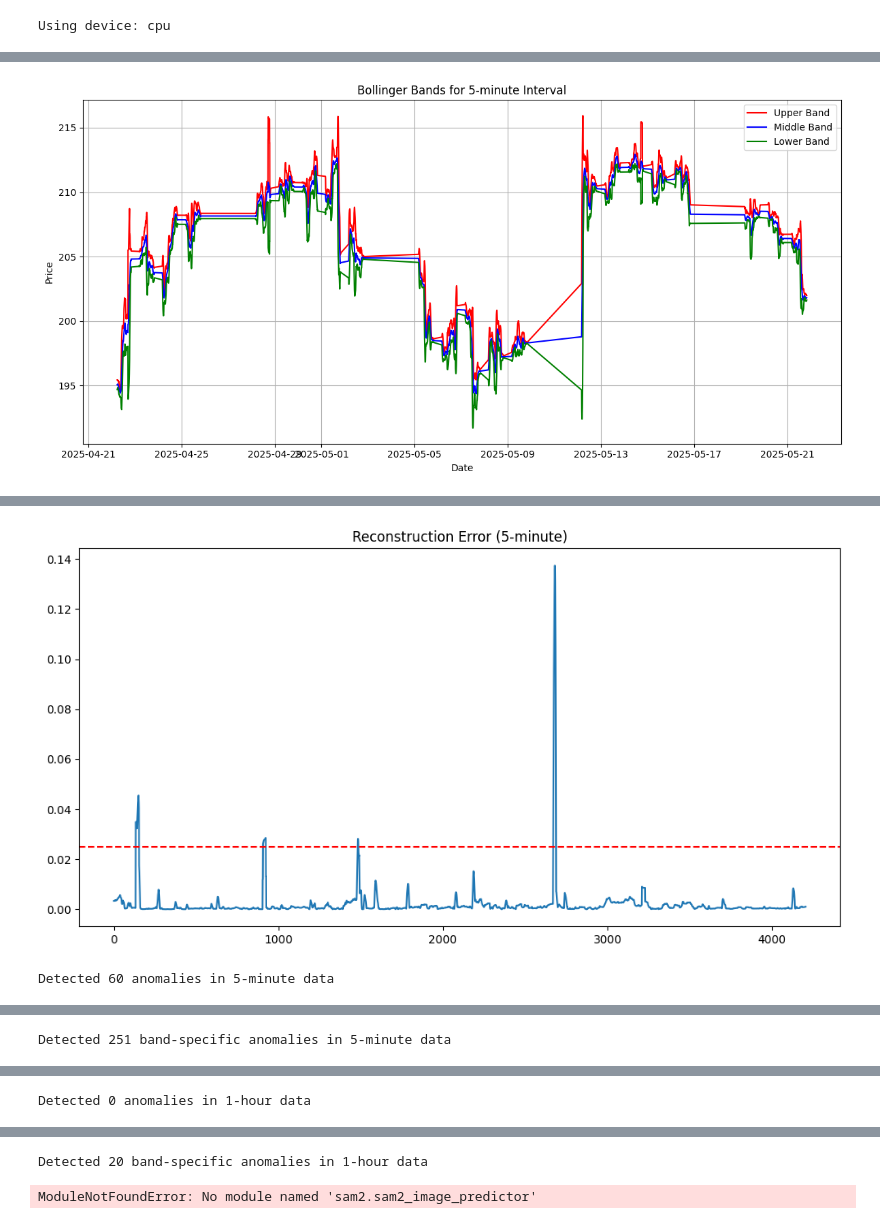
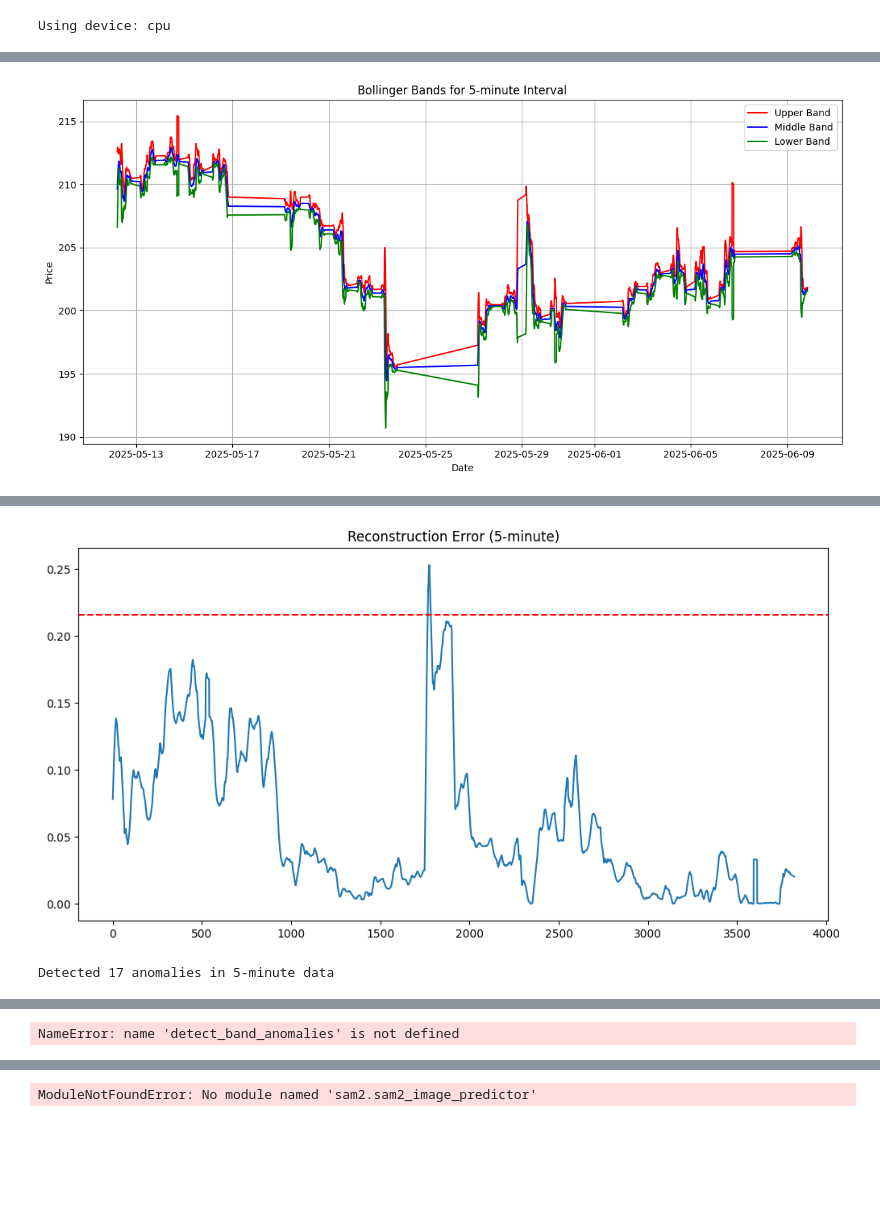
Before and after one commit to adamaslan/ai-fin3, a Jupyter notebook: boll4.ipynb, the cells around one changed output, grey strips where cells are left out. Cells and saved outputs as stored; diff of their text form; code cells hidden in the pictures; blank space fills up the shorter version.

```diff
--- a/boll4.ipynb
+++ b/boll4.ipynb
@@ -193,7 +193,8 @@ def detect_anomalies(df, interval_name):
 
 # Main Execution
 if __name__ == "__main__":
-    SYMBOL = 'AAPL'
+    SYMBOL = 'QUBT'
+    CHART_TITLE = f'Bollinger Bands for {SYMBOL}'
     params_5min = {
         "function": "BBANDS",
         "symbol": SYMBOL,
@@ -242,27 +243,27 @@ def detect_anomalies(df, interval_name, encoding_dim_factor=0.5, threshold_facto
 # %%
 # Cell 5: Main Execution
 if __name__ == "__main__":
-    SYMBOL = 'AAPL'
+    SYMBOL = 'QUBT'
     params_5min = {
         "function": "BBANDS",
         "symbol": SYMBOL,
         "interval": "5min",
         "time_period": "20",
         "series_type": "close",
         "apikey": ALPHA_VANTAGE_API_KEY
     }
 
     params_1hour = {**params_5min, "interval": "60min"}
 
     # Fetch and analyze data
     for interval, params in [("5-minute", params_5min), ("1-hour", params_1hour)]:
         df = fetch_and_process_bbands(params, interval)
         visualize_bollinger_bands(df, interval)
         anomalies = detect_anomalies(df, interval)
         print(f"Detected {sum(anomalies)} anomalies in {interval} data")
 
         # New band-specific anomaly detection
         band_anomalies = detect_band_anomalies(df, interval)
         print(f"Detected {band_anomalies.sum()} band-specific anomalies in {interval} data")
 # %% [output]
-[figure, old version]
+[figure, new version]
@@ -280,2 +281,2 @@ Test Loss: 0.002045
-[figure, old version]
+[figure, new version]
-Detected 60 anomalies in 5-minute data
+Detected 17 anomalies in 5-minute data
@@ -283 +283 @@ Detected 60 anomalies in 5-minute data
-Detected 251 band-specific anomalies in 5-minute data
+NameError: name 'detect_band_anomalies' is not defined
@@ -297 +283,0 @@ Test Loss: 0.078101
-Detected 0 anomalies in 1-hour data
@@ -299,4 +284,3 @@ Detected 0 anomalies in 1-hour data
-Detected 20 band-specific anomalies in 1-hour data
 # %%
 # Cell 6: Bollinger Band-Specific Anomaly Detection
 def detect_band_anomalies(df, interval_name, window=20, threshold_factor=2.0):
```
Also changed, not shown: parts of 3 cells of this notebook, 2 other files.
